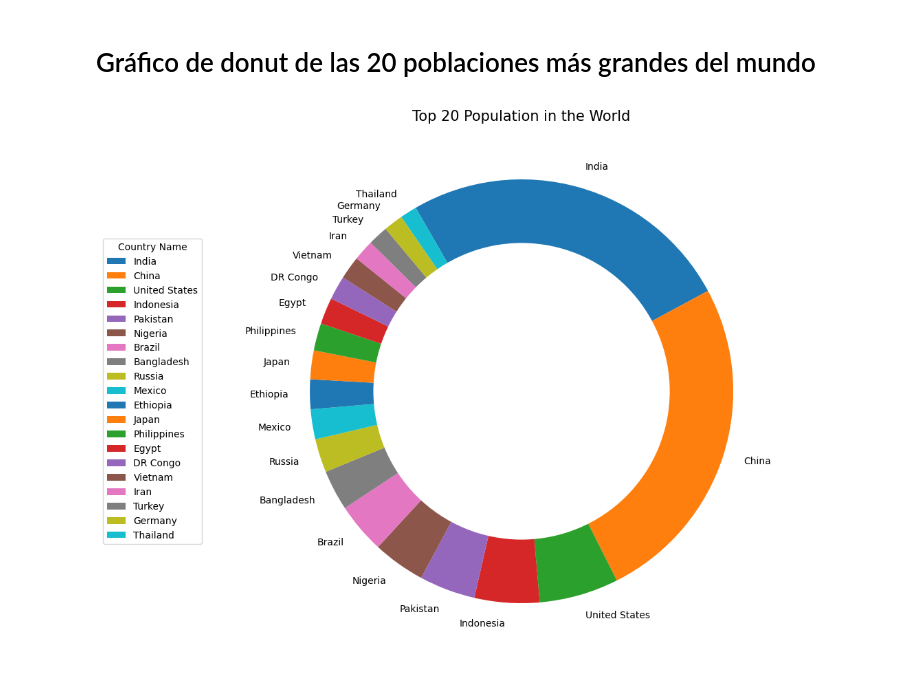
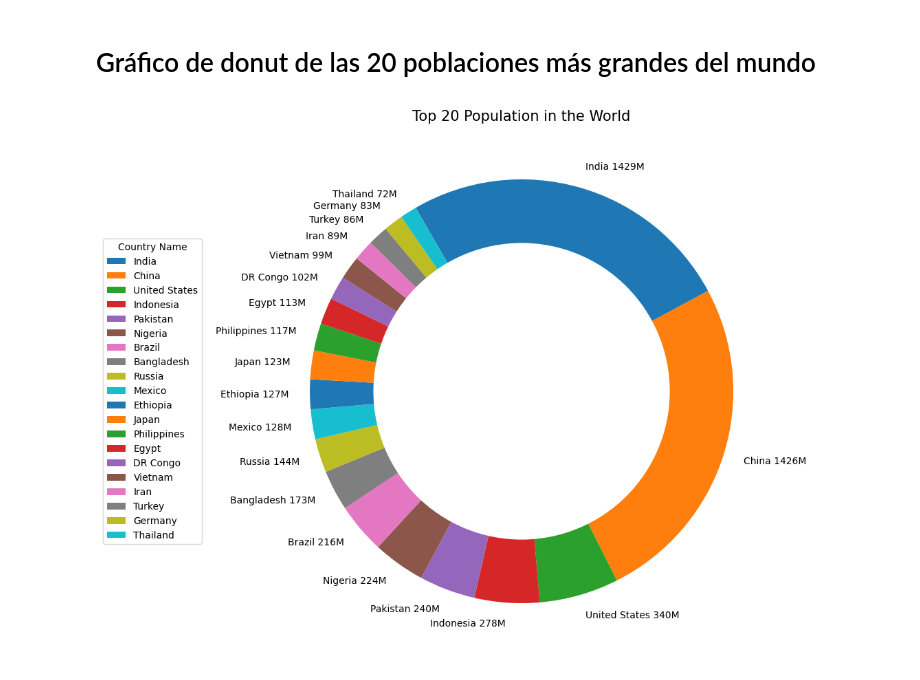
Before and after one commit to nsanced/poblacion-mundial-2023, a Jupyter notebook: poblacion_mundial_2023.ipynb, the cells around one changed output. Cells and saved outputs as stored; diff of their text form; code cells hidden in the pictures.

```diff
--- a/poblacion_mundial_2023.ipynb
+++ b/poblacion_mundial_2023.ipynb
@@ -228,12 +228,15 @@ population_mill = np.array(df2["Population_2023"])
 # %% [markdown]
 # Gráfico de donut de las 20 poblaciones más grandes del mundo
 # %%
+for i in range(len(countries)):
+  countries[i] = f"{countries[i]} {population_mill[i]}M"
 fig, ax = plt.subplots(figsize=(10, 10));
 ax.pie(population_mill, labels=countries, startangle=120, counterclock=False);
+countries_legend = np.array(df2["Country_(OrDependency)"]).tolist()
 ax.set_title("Top 20 Population in the World", fontsize=15)
-ax.legend(loc="center left", bbox_to_anchor=(-0.3, 0.5), title="Country Name")
+ax.legend(labels = countries_legend, loc="center left", bbox_to_anchor=(-0.3, 0.5), title="Country Name")
 centre_circle = plt.Circle((0, 0), 0.70, fc='white')
 fig.gca().add_artist(centre_circle)
 plt.show()
 # %% [output]
-[figure, old version]
+[figure, new version]
```
